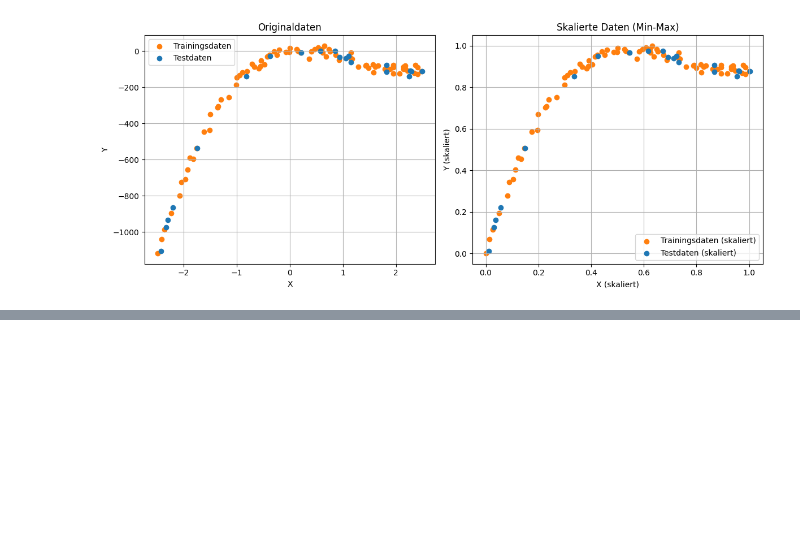
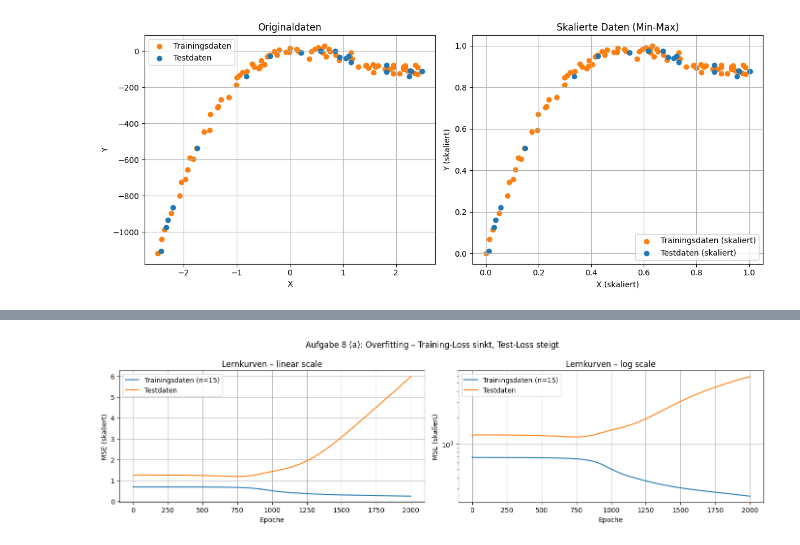
Before and after one commit to ArnoldIntelligence/KI-Vorlesung, a Jupyter notebook: notebooks/03-ueberwachtes_lernen.ipynb, the cells around one changed output, grey strips where cells are left out. Cells and saved outputs as stored; diff of their text form; code cells hidden in the pictures; blank space fills up the shorter version.

```diff
--- a/notebooks/03-ueberwachtes_lernen.ipynb
+++ b/notebooks/03-ueberwachtes_lernen.ipynb
@@ -954,10 +1063,10 @@ def dtanh(z):
     return 1.0 - t*t
 
 def mse(yhat, y):
-    return ((yhat - y) ** 2).mean()
+    return 0.5 * ((yhat - y) ** 2).mean()
 
 def mse_grad(yhat, y):
-    return 2.0 * (yhat - y) / y.shape[0]
+    return (yhat - y) / y.shape[0]
 # %% [markdown]
 Im nächsten Schritt wird das neuronale Netzwerk definiert. Hierzu wird eine eigene Klasse implementiert, die die Struktur und Funktionsweise des Netzes beschreibt.
 
@@ -1181,10 +1294,10 @@ def dtanh(z):
     return 1.0 - t*t
 
 def mse(yhat, y):
-    return ((yhat - y) ** 2).mean()
+    return 0.5 * ((yhat - y) ** 2).mean()
 
 def mse_grad(yhat, y):
-    return 2.0 * (yhat - y) / y.shape[0]
+    return (yhat - y) / y.shape[0]
 # %%
 # Erneut das neuronale Netz von zuvor nutzen
 
@@ -1462,0 +1669,70 @@ Trainieren Sie erneut das Netz aus dem Kapitel [Training mit Normalisierung](#tr
+# %%
+#| code-fold: true
+#| code-summary: "Lösung anzeigen"
+
+import numpy as np
+import matplotlib.pyplot as plt
+
+rng = np.random.default_rng(42)
+
+import matplotlib.pyplot as plt
+import numpy as np
+
+data = np.loadtxt('Daten/UeberwachtesLernen/messwerte2.txt')
+X = data[:, 0]
+Y = data[:, 1]
+
+N = X.shape[0]
+perm = rng.permutation(N)
+split = int(0.8 * N)
+Xtr, Ytr = X[perm[:split]], Y[perm[:split]]
+Xte, Yte = X[perm[split:]], Y[perm[split:]]
+
+# Standardisierung
+x_mean = Xtr.mean(axis=0, keepdims=True)
+x_std  = Xtr.std(axis=0, keepdims=True) + 1e-8 # die + 1e-8 verhindert eine Division durch Null
+y_mean = Ytr.mean(axis=0, keepdims=True)
+y_std  = Ytr.std(axis=0, keepdims=True) + 1e-8
+
+Xs_tr = ((Xtr - x_mean) / x_std).reshape(-1,1)
+Xs_te = ((Xte - x_mean) / x_std).reshape(-1,1)
+Ys_tr = ((Ytr - y_mean) / y_std).reshape(-1,1)
+Ys_te = ((Yte - y_mean) / y_std).reshape(-1,1)
+
+# Nur 15 zufällige Punkte als Trainingsdaten
+n_small = 15
+idx_small = rng.choice(len(Xs_tr), size=n_small, replace=False)
+Xs_small = Xs_tr[idx_small]
+Ys_small = Ys_tr[idx_small]
+
+model_a = NN(in_dim=1, h1=20, h2=20, seed=1)
+epochs_a = 2000
+lr_a     = 0.05  #
+
+train_hist_a = []
+test_hist_a  = []
+
+for ep in range(1, epochs_a + 1):
+    yhat, cache = model_a.forward(Xs_small)
+    grads = model_a.backward(cache, yhat, Ys_small)
+    model_a.step(grads, lr_a)
+
+    yhat_tr, _ = model_a.forward(Xs_small)
+    yhat_te, _ = model_a.forward(Xs_te)
+    train_hist_a.append(mse(yhat_tr, Ys_small))
+    test_hist_a.append(mse(yhat_te, Ys_te))
+
+fig, axes = plt.subplots(1, 2, figsize=(14, 4))
+for ax, scale in zip(axes, ['linear', 'log']):
+    ax.plot(train_hist_a, label='Trainingsdaten (n=15)')
+    ax.plot(test_hist_a,  label='Testdaten')
+    ax.set_xlabel('Epoche')
+    ax.set_ylabel('MSE (skaliert)')
+    ax.set_title(f'Lernkurven – {scale} scale')
+    ax.set_yscale(scale)
+    ax.legend()
+    ax.grid()
+fig.suptitle('Aufgabe 8 (a): Overfitting – Training-Loss sinkt, Test-Loss steigt', fontsize=12)
+fig.tight_layout()
+# %% [output]
+[figure, added]
```
Also changed, not shown: parts of 51 cells of this notebook, 6 other files.
